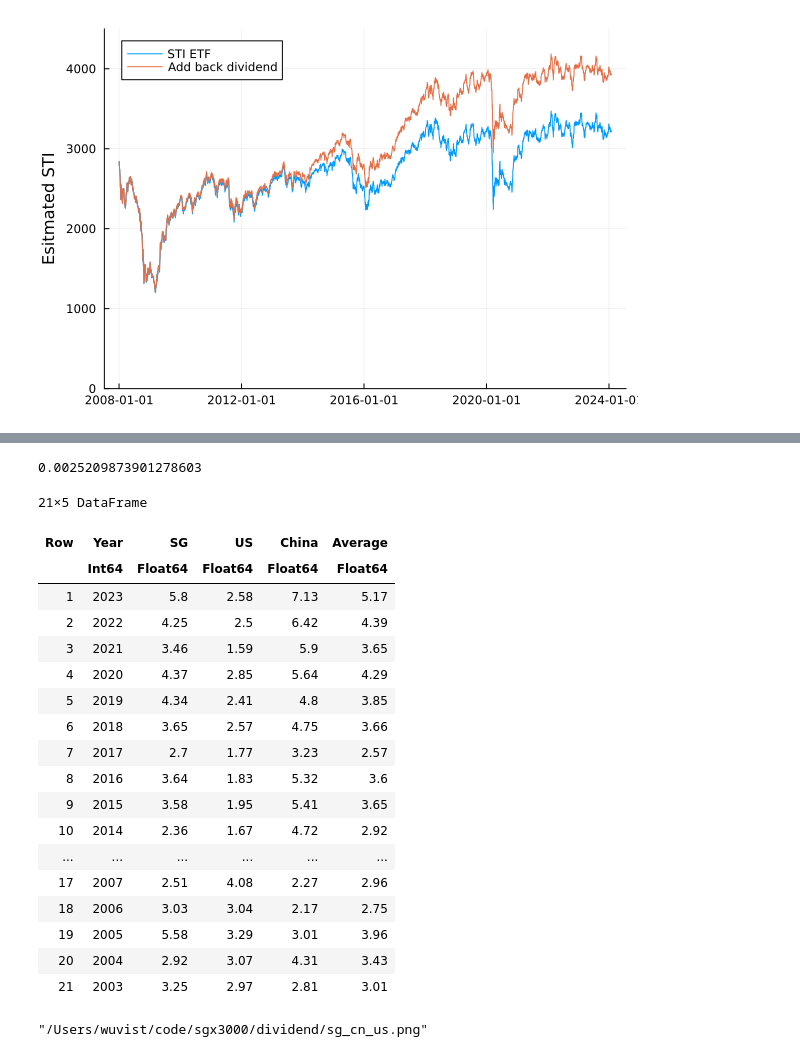
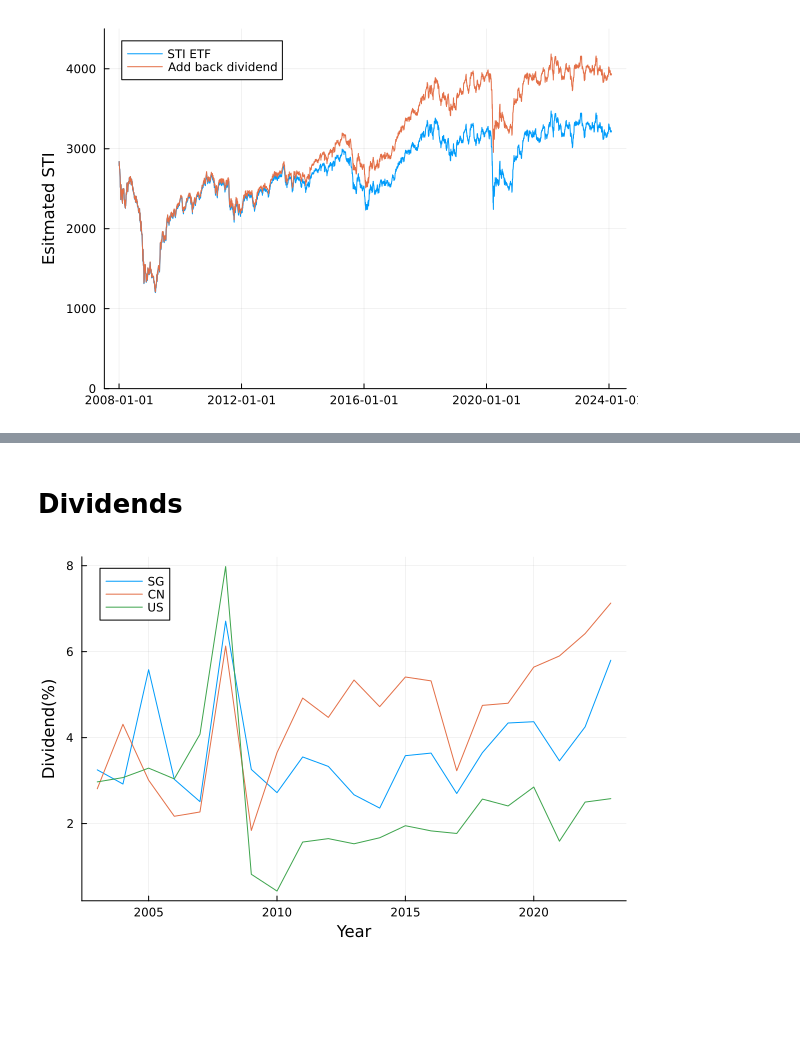
Before and after one commit to Wuvist/sgx3000, a Jupyter notebook: try.ipynb, the cells around one changed output, grey strips where cells are left out. Cells and saved outputs as stored; diff of their text form; code cells hidden in the pictures; blank space fills up the shorter version.

```diff
--- a/try.ipynb
+++ b/try.ipynb
@@ -199,34 +115,11 @@ plot!(twinx(), df2.Close, color=c2)
-# %%
-std(diff(log.(df2.RClose)))
-# %% [output]
-0.0025209873901278603
-# %%
-data = CSV.read("dividend/data.txt", DataFrame)
-# %% [output]
-21×5 DataFrame
-| Row | Year | SG | US | China | Average |
-|  | Int64 | Float64 | Float64 | Float64 | Float64 |
-| 1 | 2023 | 5.8 | 2.58 | 7.13 | 5.17 |
-| 2 | 2022 | 4.25 | 2.5 | 6.42 | 4.39 |
-| 3 | 2021 | 3.46 | 1.59 | 5.9 | 3.65 |
-| 4 | 2020 | 4.37 | 2.85 | 5.64 | 4.29 |
-| 5 | 2019 | 4.34 | 2.41 | 4.8 | 3.85 |
-| 6 | 2018 | 3.65 | 2.57 | 4.75 | 3.66 |
-| 7 | 2017 | 2.7 | 1.77 | 3.23 | 2.57 |
-| 8 | 2016 | 3.64 | 1.83 | 5.32 | 3.6 |
-| 9 | 2015 | 3.58 | 1.95 | 5.41 | 3.65 |
-| 10 | 2014 | 2.36 | 1.67 | 4.72 | 2.92 |
-| ... | ... | ... | ... | ... | ... |
-| 17 | 2007 | 2.51 | 4.08 | 2.27 | 2.96 |
-| 18 | 2006 | 3.03 | 3.04 | 2.17 | 2.75 |
-| 19 | 2005 | 5.58 | 3.29 | 3.01 | 3.96 |
-| 20 | 2004 | 2.92 | 3.07 | 4.31 | 3.43 |
-| 21 | 2003 | 3.25 | 2.97 | 2.81 | 3.01 |
+# %% [markdown]
+# Dividends
 # %%
+data = CSV.read("dividend/data.txt", DataFrame)
 plot(data.Year, data.SG, label="SG", ylabel="Dividend(%)", xlabel="Year")
 plot!(data.Year, data.China, label="CN")
 plot!(data.Year, data.US, label="US")
 # scatter!(data.Year, data.Average, label="Average", smooth=true)
-savefig("dividend/sg_cn_us.png")
+# savefig("dividend/sg_cn_us.png")
 # %% [output]
-"/Users/wuvist/code/sgx3000/dividend/sg_cn_us.png"
+[figure, added]
```
Also changed, not shown: parts of 17 cells of this notebook, 1 other file.
